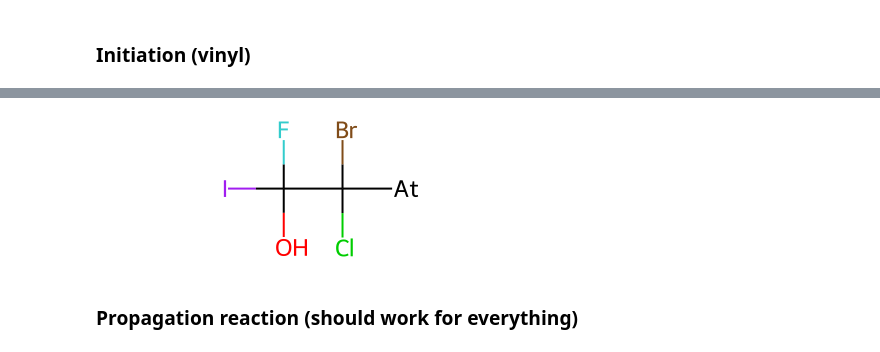
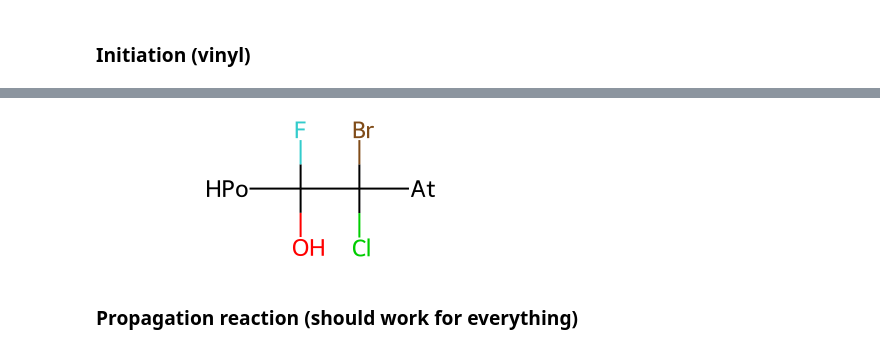
Before and after one commit to skozarekar/thermonomer, a Jupyter notebook: thermonomer/temp.ipynb, the cells around one changed output, grey strips where cells are left out. Cells and saved outputs as stored; diff of their text form; code cells hidden in the pictures.

```diff
--- a/thermonomer/temp.ipynb
+++ b/thermonomer/temp.ipynb
@@ -26,4 +26,5 @@ initiation
 # %%
 # first step (dp 0 to dp 1)
-dp1 = initiation.RunReactants((monomer, water))[0][0]
+dp1 = initiation.RunReactants((monomer, helper))[0][0]
+dp1
 # %% [output]
@@ -31,7 +31,4 @@ dp1 = initiation.RunReactants((monomer, water))[0][0]
+[figure, added]
-# %%
-dp1
-# %% [output]
-[figure, removed]
 # %% [markdown]
 ### Propagation reaction (should work for everything)
 # %%
```
Also changed, not shown: parts of 16 cells of this notebook.
